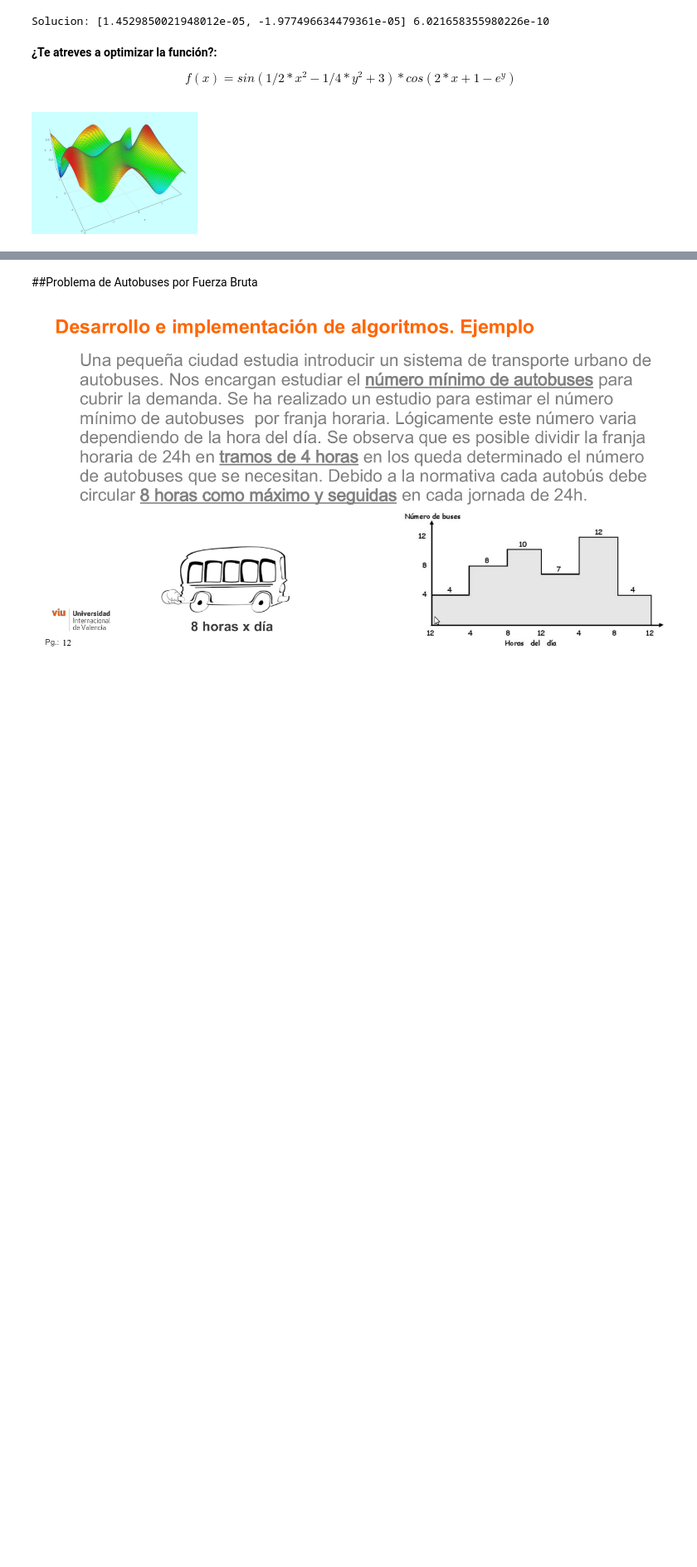
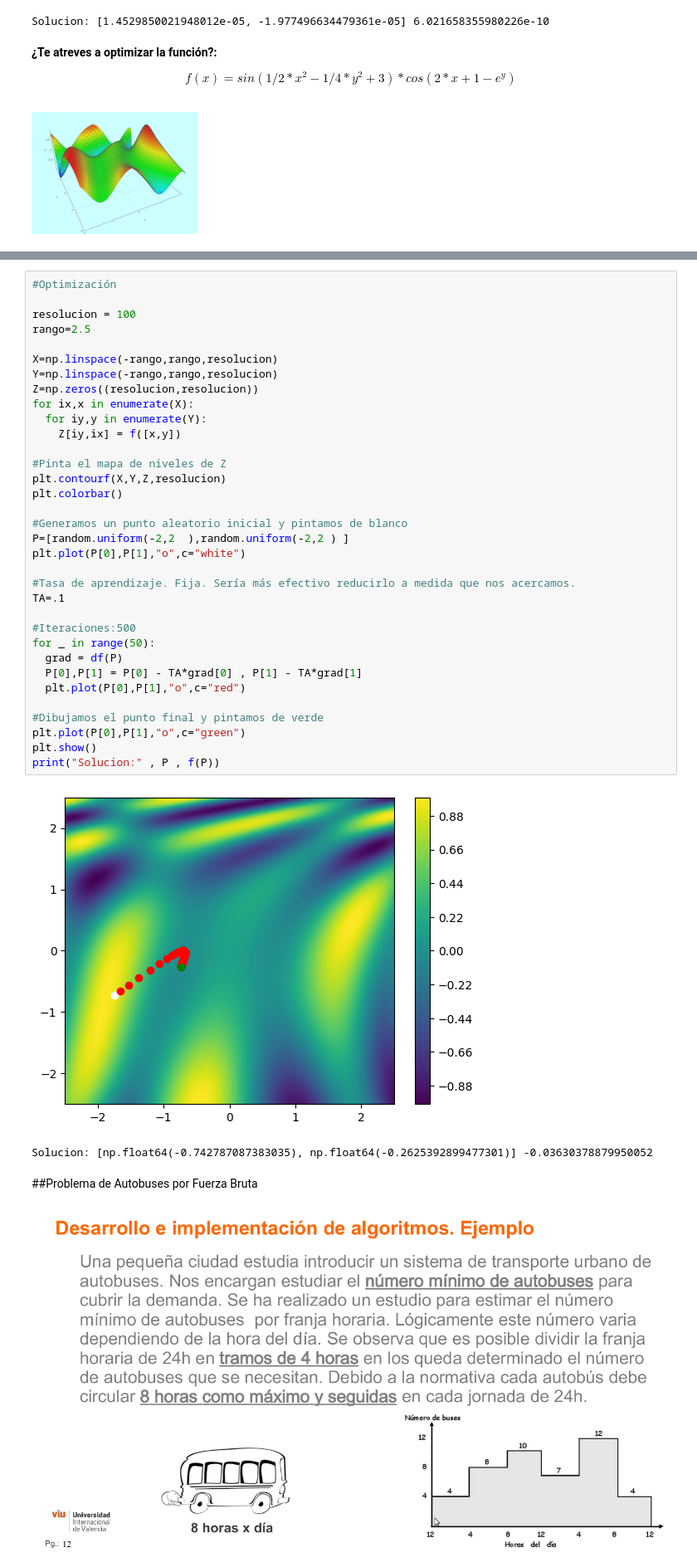
Before and after one commit to JuanAntonioLeonOjeda/03MIAR---Algoritmos-de-Optimizacion, a Jupyter notebook: Copia_de_Algoritmos_AG3_Plantilla(no_borrar).ipynb, the cells around one changed output, grey strips where cells are left out. Shown at 83% size. Cells and saved outputs as stored; diff of their text form; blank space fills up the shorter version.

```diff
--- a/Copia_de_Algoritmos_AG3_Plantilla(no_borrar).ipynb
+++ b/Copia_de_Algoritmos_AG3_Plantilla(no_borrar).ipynb
@@ -383,3 +406,40 @@ f= lambda X: math.sin(1/2 * X[0]**2 - 1/4 * X[1]**2 + 3) *math.cos(2*X[0] + 1 -
+# %%
+#Optimización
+
+resolucion = 100
+rango=2.5
+
+X=np.linspace(-rango,rango,resolucion)
+Y=np.linspace(-rango,rango,resolucion)
+Z=np.zeros((resolucion,resolucion))
+for ix,x in enumerate(X):
+  for iy,y in enumerate(Y):
+    Z[iy,ix] = f([x,y])
+
+#Pinta el mapa de niveles de Z
+plt.contourf(X,Y,Z,resolucion)
+plt.colorbar()
+
+#Generamos un punto aleatorio inicial y pintamos de blanco
+P=[random.uniform(-2,2  ),random.uniform(-2,2 ) ]
+plt.plot(P[0],P[1],"o",c="white")
+
+#Tasa de aprendizaje. Fija. Sería más efectivo reducirlo a medida que nos acercamos.
+TA=.1
+
+#Iteraciones:500
+for _ in range(50):
+  grad = df(P)
+  P[0],P[1] = P[0] - TA*grad[0] , P[1] - TA*grad[1]
+  plt.plot(P[0],P[1],"o",c="red")
+
+#Dibujamos el punto final y pintamos de verde
+plt.plot(P[0],P[1],"o",c="green")
+plt.show()
+print("Solucion:" , P , f(P))
+# %% [output]
+[figure, added]
+Solucion: [np.float64(-0.742787087383035), np.float64(-0.2625392899477301)] -0.03630378879950052
 # %% [markdown]
 ##Problema de Autobuses por Fuerza Bruta
 # %% [markdown]
```
Also changed, not shown: parts of 2 cells of this notebook.
